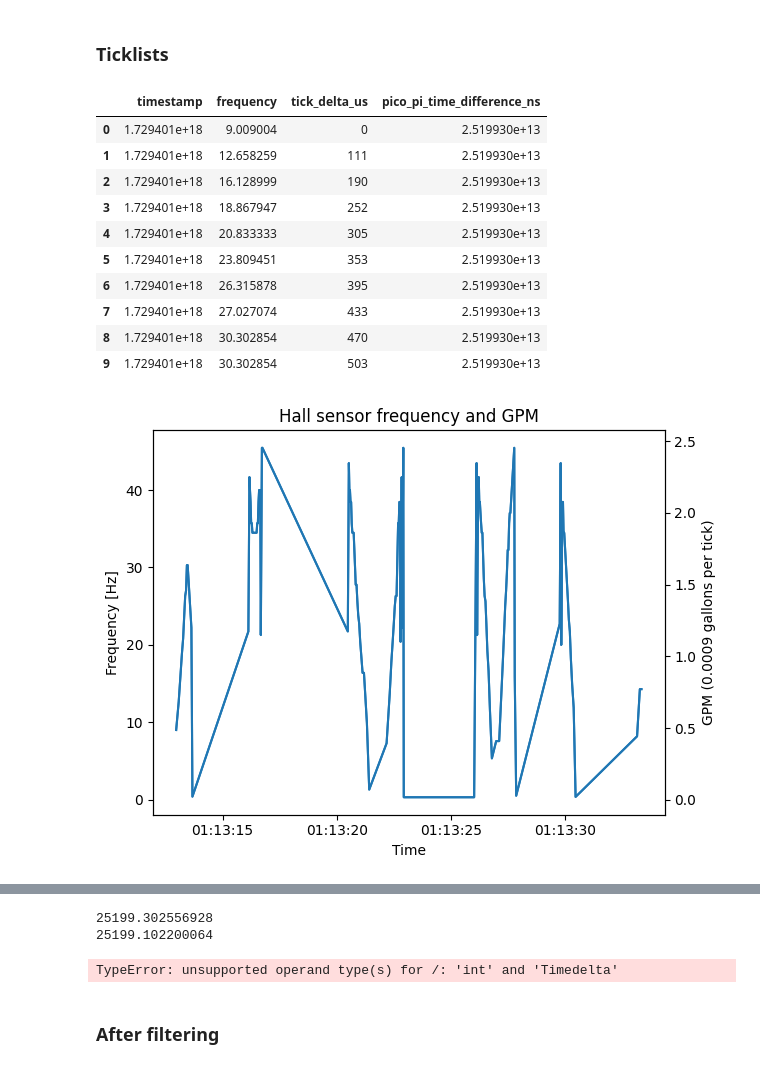
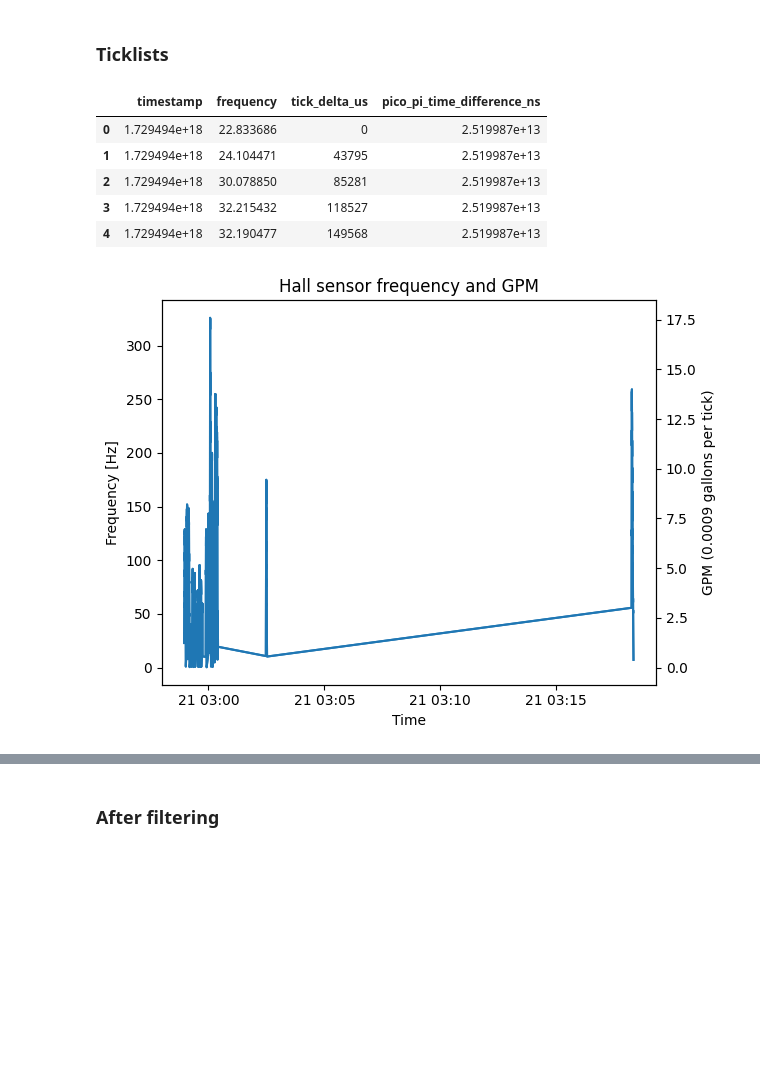
Before and after one commit to thegridelectric/gridworks-pico, a Jupyter notebook: data_analysis/analysis_flow_hall.ipynb, the cells around one changed output, grey strips where cells are left out. Drawn from its saved outputs; the diff is of its cells as text; code cells hidden in the pictures; blank space fills up the shorter version.

```diff
--- a/data_analysis/analysis_flow_hall.ipynb
+++ b/data_analysis/analysis_flow_hall.ipynb
@@ -6,8 +6,10 @@ import pandas as pd
 import matplotlib.pyplot as plt
 
 HALL_GALLONS_PER_TICK = 0.0009
-HALL_TICKLIST_FILE = f'/Users/thomas/Desktop/abstime/{[file for file in sorted(os.listdir('/Users/thomas/Desktop/abstime/')) if 'hall_ticklist' in file][-1]}'
-HALL_FILTERED_FILE = f'/Users/thomas/Desktop/abstime/{[file for file in sorted(os.listdir('/Users/thomas/Desktop/abstime/')) if 'hall_frequency' in file][-1]}'
+HALL_TICKLIST_FILE = f'/Users/thomas/Desktop/abs_vs_rel/{[file for file in
+                                                          sorted(os.listdir('/Users/thomas/Desktop/abs_vs_rel/'))
+                                                          if 'hall_ticklist' in file][-1]}'
+HALL_FILTERED_FILE = f''
 # %%
 def plot_freq(df, given_title):
     fig, ax = plt.subplots(1,1)
@@ -25,40 +27,17 @@ def plot_freq(df, given_title):
 # %%
 if os.path.exists(HALL_TICKLIST_FILE):
 
     df_ticklist = pd.read_csv(HALL_TICKLIST_FILE)
-    # df_ticklist = df_ticklist[2746:]
-    display(df_ticklist[:10])
-
-    # import time
-    # pi_timestamps = sorted(list(set([time.time_ns() + x*1e3 for x in df_ticklist['tick_delta_us']])))
-    # frequency = [1/(t2-t1)*1e9 for t1,t2 in zip(pi_timestamps[:-1], pi_timestamps[1:])]
-    # frequency = frequency + [frequency[-1]]
-    # plt.plot(pi_timestamps, frequency)
-
-    # display(df_ticklist[2746:])
-
-
-
-    # df_ticklist = df_ticklist[df_ticklist.frequency<500]
+    display(df_ticklist.head())
 
     df_ticklist['timestamp'] = pd.to_datetime(list(df_ticklist['timestamp']), unit='ns', utc=True).tz_convert('America/New_York')
     df_ticklist['gpm'] = [x * HALL_GALLONS_PER_TICK * 60 for x in list(df_ticklist['frequency'])]
     plot_freq(df_ticklist, "Hall sensor frequency and GPM")
-
-    plt.plot(df_ticklist['pico_pi_time_difference_ns']/1e9)
-    plt.show()
-    print(max(df_ticklist['pico_pi_time_difference_ns'])/1e9)
-    print(min(df_ticklist['pico_pi_time_difference_ns'])/1e9)
 # %% [output]
 |  | timestamp | frequency | tick_delta_us | pico_pi_time_difference_ns |
-| 0 | 1.729401e+18 | 9.009004 | 0 | 2.519930e+13 |
-| 1 | 1.729401e+18 | 12.658259 | 111 | 2.519930e+13 |
-| 2 | 1.729401e+18 | 16.128999 | 190 | 2.519930e+13 |
-| 3 | 1.729401e+18 | 18.867947 | 252 | 2.519930e+13 |
-| 4 | 1.729401e+18 | 20.833333 | 305 | 2.519930e+13 |
-| 5 | 1.729401e+18 | 23.809451 | 353 | 2.519930e+13 |
-| 6 | 1.729401e+18 | 26.315878 | 395 | 2.519930e+13 |
-| 7 | 1.729401e+18 | 27.027074 | 433 | 2.519930e+13 |
-| 8 | 1.729401e+18 | 30.302854 | 470 | 2.519930e+13 |
-| 9 | 1.729401e+18 | 30.302854 | 503 | 2.519930e+13 |
+| 0 | 1.729494e+18 | 22.833686 | 0 | 2.519987e+13 |
+| 1 | 1.729494e+18 | 24.104471 | 43795 | 2.519987e+13 |
+| 2 | 1.729494e+18 | 30.078850 | 85281 | 2.519987e+13 |
+| 3 | 1.729494e+18 | 32.215432 | 118527 | 2.519987e+13 |
+| 4 | 1.729494e+18 | 32.190477 | 149568 | 2.519987e+13 |
-[figure, old version]
+[figure, new version]
@@ -66,2 +43,0 @@ if os.path.exists(HALL_TICKLIST_FILE):
-25199.302556928
-25199.102200064
@@ -164,10 +44,3 @@ def filter_and_record(timestamps:list[float|int], last_recorded_frequency, f_s_f
-# %%
-recorded_timestamps, recorded_frequencies = filter_and_record(list(df_ticklist['timestamp']), 0)
-plt.plot(df_ticklist['timestamp'],df_ticklist['frequency'])
-plt.plot(recorded_timestamps, recorded_frequencies)
-plt.show()
-# %% [output]
-TypeError: unsupported operand type(s) for /: 'int' and 'Timedelta'
 # %% [markdown]
 ### After filtering
 # %%
```
Also changed, not shown: parts of 3 cells of this notebook.
